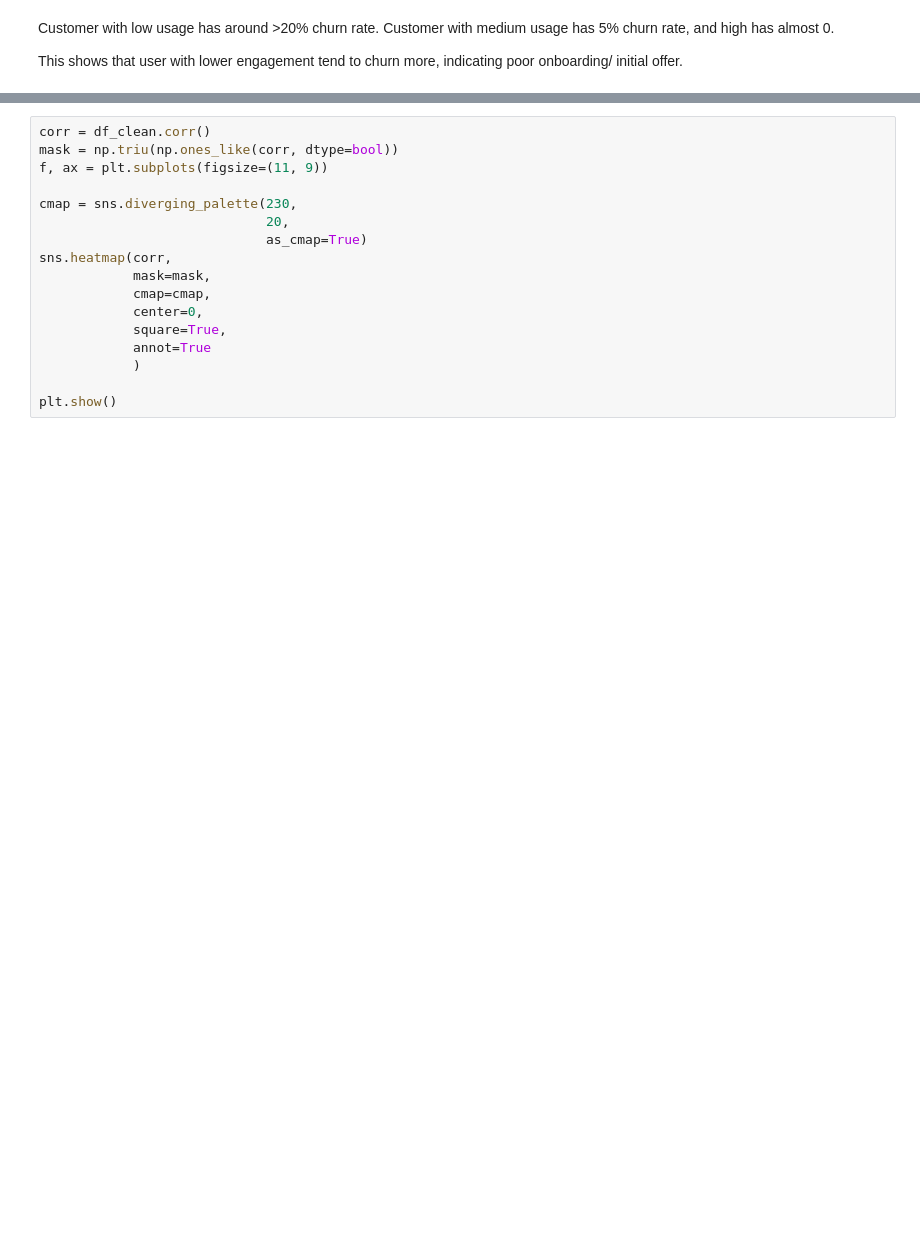
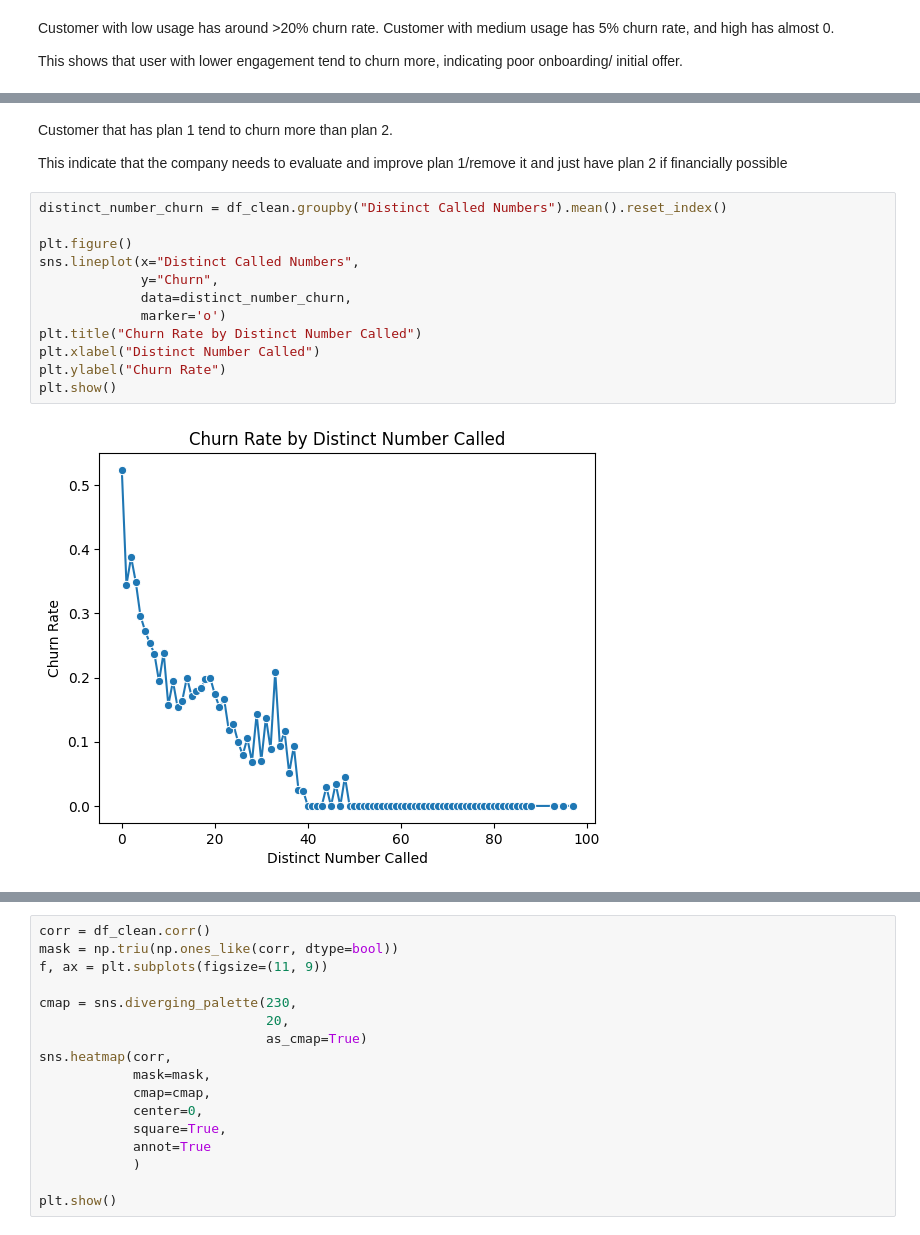
Before and after one commit to michellaprojects/Churn-Analysis, a Jupyter notebook: EDA.ipynb, the cells around one changed output, grey strips where cells are left out. Saved outputs shown, nothing was run; the diff lists cells and outputs as text; blank space fills up the shorter version.

```diff
--- a/EDA.ipynb
+++ b/EDA.ipynb
@@ -200,0 +213,18 @@ The `ci` parameter is deprecated. Use `errorbar=None` for the same effect.
+# %% [markdown]
+Customer that has plan 1 tend to churn more than plan 2.
+
+This indicate that the company needs to evaluate and improve plan 1/remove it and just have plan 2 if financially possible
+# %%
+distinct_number_churn = df_clean.groupby("Distinct Called Numbers").mean().reset_index()
+
+plt.figure()
+sns.lineplot(x="Distinct Called Numbers",
+             y="Churn",
+             data=distinct_number_churn,
+             marker='o')
+plt.title("Churn Rate by Distinct Number Called")
+plt.xlabel("Distinct Number Called")
+plt.ylabel("Churn Rate")
+plt.show()
+# %% [output]
+[figure, added]
```
Also changed, not shown: parts of 7 cells of this notebook, 3 other files.
